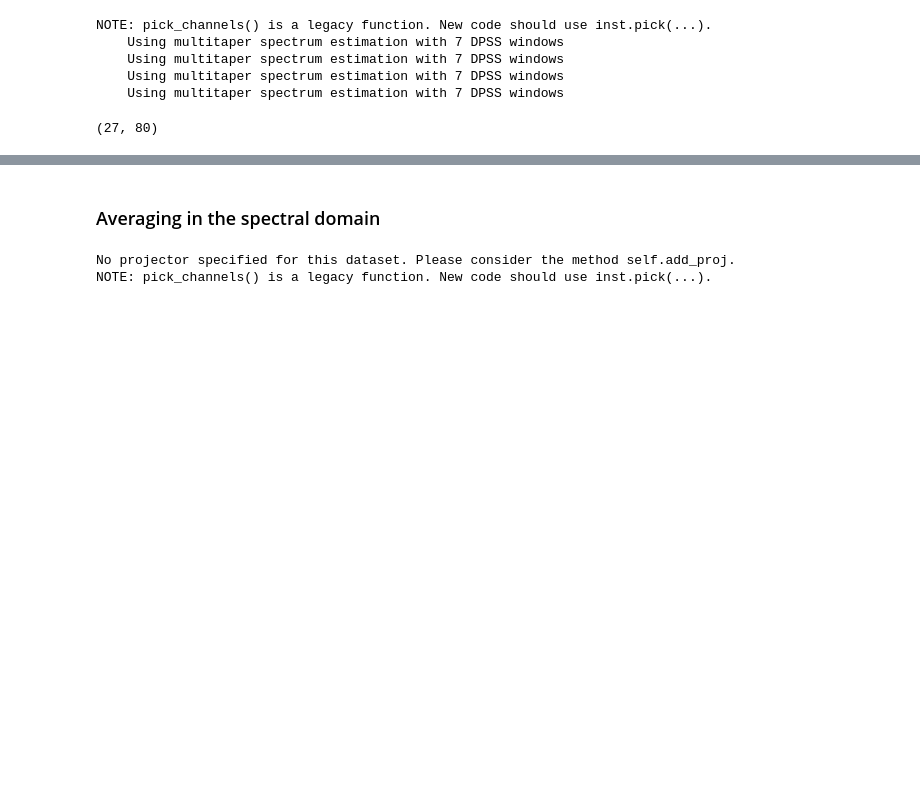
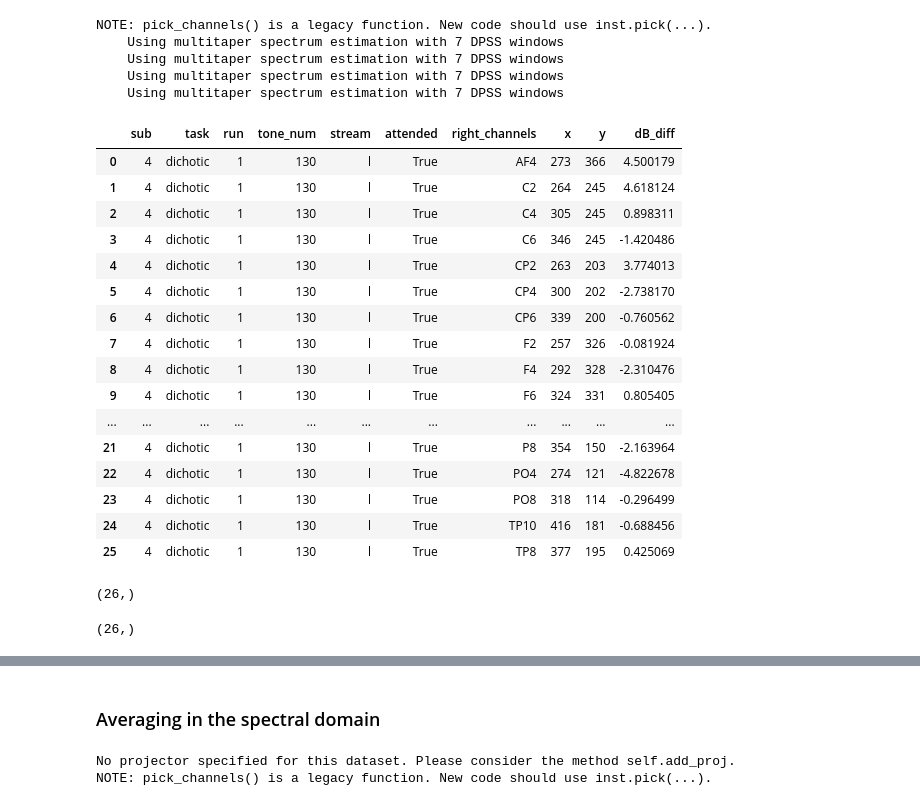
Before and after one commit to letitiayhho/dichotic_pitch_tracking, a Jupyter notebook: analysis/test-abr-analysis.ipynb, the cells around one changed output, grey strips where cells are left out. Saved outputs shown, nothing was run; the diff lists cells and outputs as text; code cells hidden in the pictures; blank space fills up the shorter version.

Commit message:
Save the right abr data in the right shape

```diff
--- a/analysis/test-abr-analysis.ipynb
+++ b/analysis/test-abr-analysis.ipynb
@@ -108,0 +138,9 @@ print(right_channels)
+# %%
+def extract_power_at_condition_freq(freq, freqs, power):
+    power_at_condition_frequencies = []
+    lower_index = int(np.argwhere(freq < freqs)[-2])
+    upper_index = lower_index+5 # last index is not inclusive
+    power_at_slice = power[:,lower_index:upper_index]
+    power_at_condition_freq = np.mean(power_at_slice, axis = 1)
+    power_at_condition_freq = np.squeeze(power_at_condition_freq)
+    return power_at_condition_freq
@@ -136,7 +191,7 @@ for key in cond_dict.keys():
     P0_right = cond_evoked.compute_psd(tmin = -0.4, tmax = 0, fmin = 100, fmax = 300, picks = right_channels)
 
     # Extract the data only
-    P_left = P_left.get_data()
+    P_left, freqs = P_left.get_data(return_freqs = True)
     P0_left = P0_left.get_data()
     P_right = P_right.get_data()
     P0_right = P0_right.get_data()
@@ -148,25 +203,64 @@ for key in cond_dict.keys():
     # Take difference between hemispheres
     dB_diff = dB_right - dB_left
 
+    # Take dB only at condition freqs
+    freq = key[0]
+    dB_diff_at_condition_freq = extract_power_at_condition_freq(freq, freqs, dB_diff)
+
+    # Get channel coordinates
+    x, y = get_channel_coords(coords, right_channels)
+
     # Create row for data frame
     row = {
-        'sub': SUB,
-        'task': TASK,
-        'run': RUN,
-        'tone_num': key[0],
-        'stream': key[1],
-        'attended': key[2],
-        'dB_diff': dB_diff}
+        'sub': [SUB]*len(right_channels),
+        'task': [TASK]*len(right_channels),
+        'run': [RUN]*len(right_channels),
+        'tone_num': [key[0]]*len(right_channels),
+        'stream': [key[1]]*len(right_channels),
+        'attended': [key[2]]*len(right_channels),
+        'right_channels': right_channels,
+        'x': x,
+        'y': y,
+        'dB_diff': dB_diff_at_condition_freq}
 
     # Add to dataframe
-    evokeds = evokeds.append(row, ignore_index = True)
+    row_df = pd.DataFrame(row)
+    evokeds = evokeds.append(row_df, ignore_index = True)
+    break
 # %% [output]
 NOTE: pick_channels() is a legacy function. New code should use inst.pick(...).
     Using multitaper spectrum estimation with 7 DPSS windows
     Using multitaper spectrum estimation with 7 DPSS windows
     Using multitaper spectrum estimation with 7 DPSS windows
     Using multitaper spectrum estimation with 7 DPSS windows
+# %%
+evokeds
+# %% [output]
+|  | sub | task | run | tone_num | stream | attended | right_channels | x | y | dB_diff |
+| 0 | 4 | dichotic | 1 | 130 | l | True | AF4 | 273 | 366 | 4.500179 |
+| 1 | 4 | dichotic | 1 | 130 | l | True | C2 | 264 | 245 | 4.618124 |
+| 2 | 4 | dichotic | 1 | 130 | l | True | C4 | 305 | 245 | 0.898311 |
+| 3 | 4 | dichotic | 1 | 130 | l | True | C6 | 346 | 245 | -1.420486 |
+| 4 | 4 | dichotic | 1 | 130 | l | True | CP2 | 263 | 203 | 3.774013 |
+| 5 | 4 | dichotic | 1 | 130 | l | True | CP4 | 300 | 202 | -2.738170 |
+| 6 | 4 | dichotic | 1 | 130 | l | True | CP6 | 339 | 200 | -0.760562 |
+| 7 | 4 | dichotic | 1 | 130 | l | True | F2 | 257 | 326 | -0.081924 |
+| 8 | 4 | dichotic | 1 | 130 | l | True | F4 | 292 | 328 | -2.310476 |
+| 9 | 4 | dichotic | 1 | 130 | l | True | F6 | 324 | 331 | 0.805405 |
+| ... | ... | ... | ... | ... | ... | ... | ... | ... | ... | ... |
+| 21 | 4 | dichotic | 1 | 130 | l | True | P8 | 354 | 150 | -2.163964 |
+| 22 | 4 | dichotic | 1 | 130 | l | True | PO4 | 274 | 121 | -4.822678 |
+| 23 | 4 | dichotic | 1 | 130 | l | True | PO8 | 318 | 114 | -0.296499 |
+| 24 | 4 | dichotic | 1 | 130 | l | True | TP10 | 416 | 181 | -0.688456 |
+| 25 | 4 | dichotic | 1 | 130 | l | True | TP8 | 377 | 195 | 0.425069 |
+# %%
+np.shape(np.squeeze(dB_diff_at_condition_freq))
+# %% [output]
+(26,)
 # %%
-np.shape(P_left.get_data())
+power_at_range = dB_diff[:,1:10]
+mean_power_at_range = np.mean(power_at_range, axis = 1)
+np.shape(mean_power_at_range)
+# power_at_range
 # %% [output]
-(27, 80)
+(26,)
```
Also changed, not shown: parts of 14 cells of this notebook, 2 other files.
